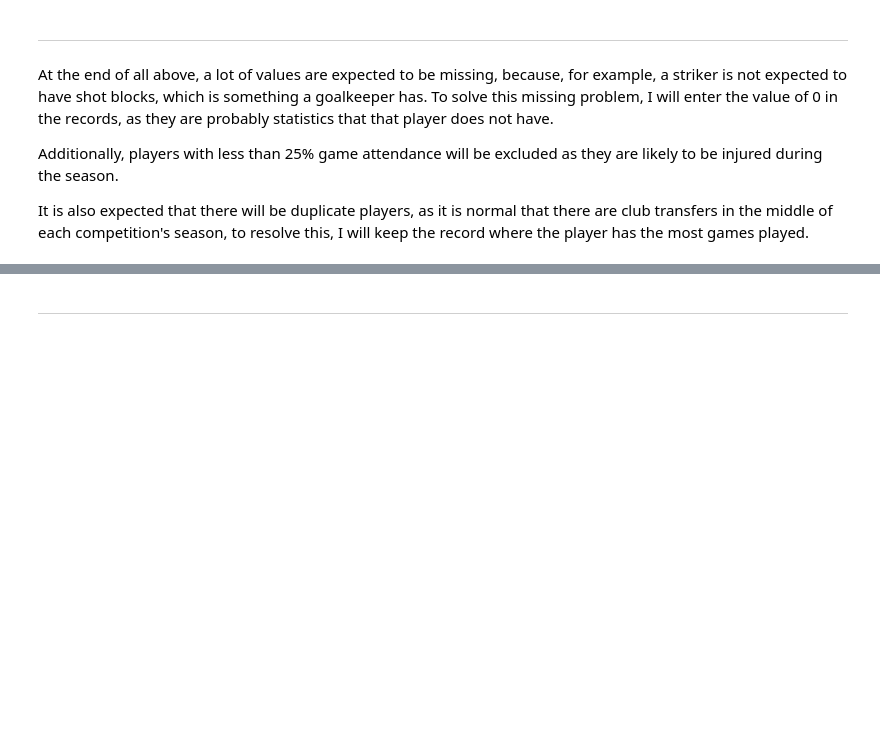
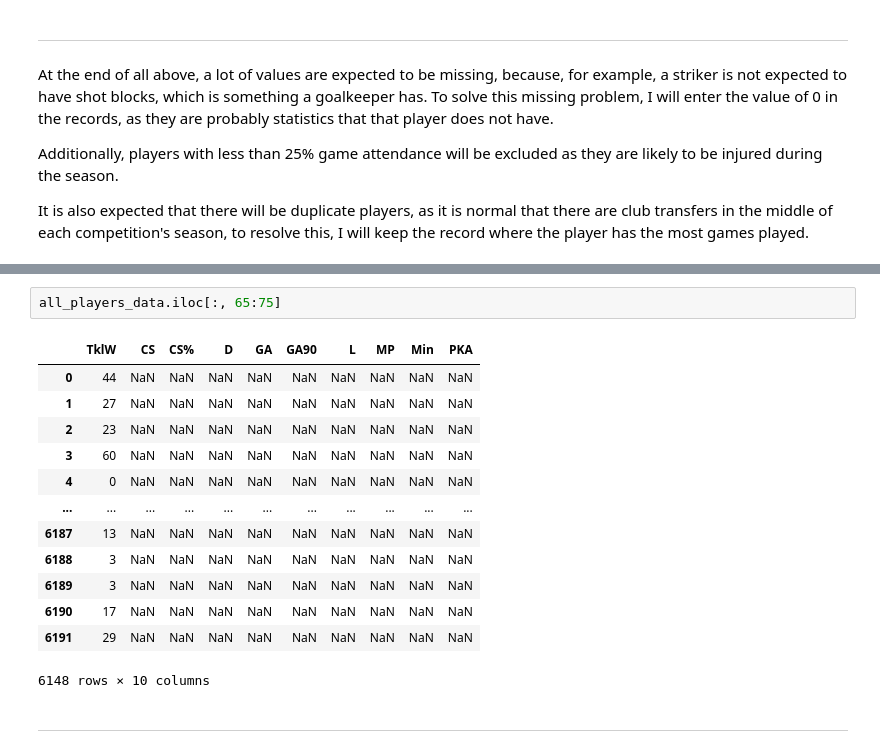
Before and after one commit to dnsrsdata/Football_Player_Rec_Syst, a Jupyter notebook: notebooks/ETL_Playground.ipynb, the cells around one changed output, grey strips where cells are left out. Saved outputs shown, nothing was run; the diff lists cells and outputs as text; blank space fills up the shorter version.

```diff
--- a/notebooks/ETL_Playground.ipynb
+++ b/notebooks/ETL_Playground.ipynb
@@ -656,3 +679,19 @@ From there, the steps are:
+# %%
+all_players_data.iloc[:, 65:75]
+# %% [output]
+|  | TklW | CS | CS% | D | GA | GA90 | L | MP | Min | PKA |
+| 0 | 44 | NaN | NaN | NaN | NaN | NaN | NaN | NaN | NaN | NaN |
+| 1 | 27 | NaN | NaN | NaN | NaN | NaN | NaN | NaN | NaN | NaN |
+| 2 | 23 | NaN | NaN | NaN | NaN | NaN | NaN | NaN | NaN | NaN |
+| 3 | 60 | NaN | NaN | NaN | NaN | NaN | NaN | NaN | NaN | NaN |
+| 4 | 0 | NaN | NaN | NaN | NaN | NaN | NaN | NaN | NaN | NaN |
+| ... | ... | ... | ... | ... | ... | ... | ... | ... | ... | ... |
+| 6187 | 13 | NaN | NaN | NaN | NaN | NaN | NaN | NaN | NaN | NaN |
+| 6188 | 3 | NaN | NaN | NaN | NaN | NaN | NaN | NaN | NaN | NaN |
+| 6189 | 3 | NaN | NaN | NaN | NaN | NaN | NaN | NaN | NaN | NaN |
+| 6190 | 17 | NaN | NaN | NaN | NaN | NaN | NaN | NaN | NaN | NaN |
+| 6191 | 29 | NaN | NaN | NaN | NaN | NaN | NaN | NaN | NaN | NaN |
+6148 rows × 10 columns
 # %% [markdown]
 ---------------------------------------------------------------
 # %% [markdown]
```
Also changed, not shown: parts of 2 cells of this notebook.
